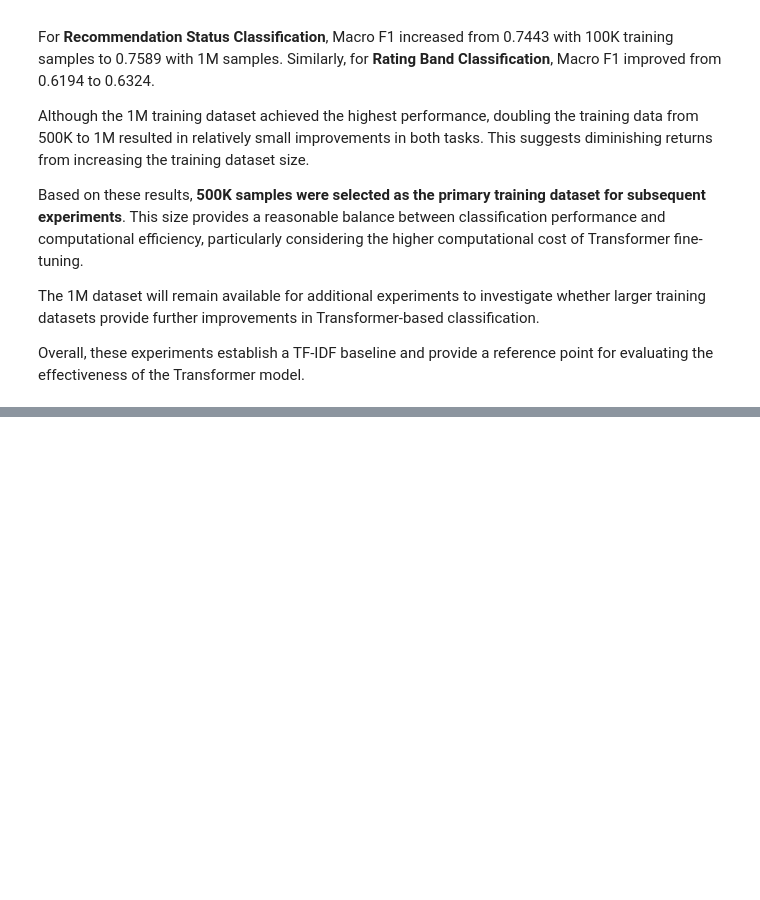
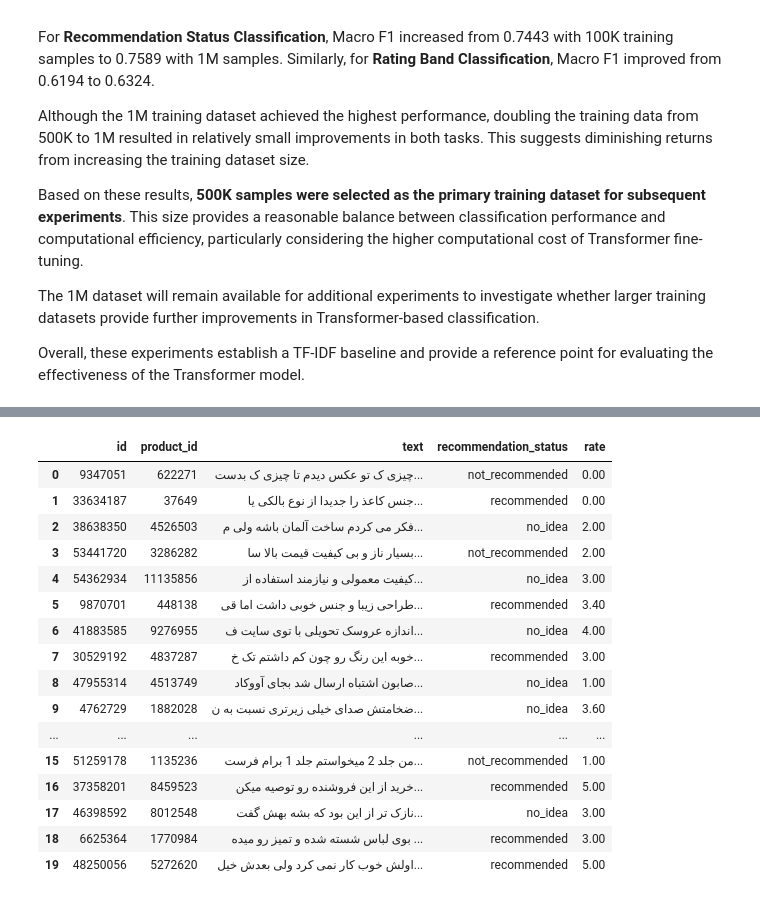
Before and after one commit to StyeshHejavari/digikala_reviews_project, a Jupyter notebook: notebooks/03_data_size_experiment.ipynb, the cells around one changed output, grey strips where cells are left out. Saved outputs shown, nothing was run; the diff lists cells and outputs as text; code cells hidden in the pictures; blank space fills up the shorter version.

Commit message:
Feat : Real test set created for a more reliable evaluation

```diff
--- a/notebooks/03_data_size_experiment.ipynb
+++ b/notebooks/03_data_size_experiment.ipynb
@@ -899,0 +1467,21 @@ Overall, these experiments establish a TF-IDF baseline and provide a reference p
+# %%
+test = pd.read_csv("../data/test_10k.csv")
+test.head(20)
+# %% [output]
+|  | id | product_id | text | recommendation_status | rate |
+| 0 | 9347051 | 622271 | چیزی ک تو عکس دیدم تا چیزی ک بدست... | not_recommended | 0.00 |
+| 1 | 33634187 | 37649 | جنس کاعذ را جدیدا از نوع بالکی یا... | recommended | 0.00 |
+| 2 | 38638350 | 4526503 | فکر می کردم ساخت آلمان باشه ولی م... | no_idea | 2.00 |
+| 3 | 53441720 | 3286282 | بسیار ناز و بی کیفیت قیمت بالا سا... | not_recommended | 2.00 |
+| 4 | 54362934 | 11135856 | کیفیت معمولی و نیازمند استفاده از... | no_idea | 3.00 |
+| 5 | 9870701 | 448138 | طراحی زیبا و جنس خوبی داشت اما قی... | recommended | 3.40 |
+| 6 | 41883585 | 9276955 | اندازه عروسک تحویلی با توی سایت ف... | no_idea | 4.00 |
+| 7 | 30529192 | 4837287 | خوبه این رنگ رو چون کم داشتم تک خ... | recommended | 3.00 |
+| 8 | 47955314 | 4513749 | صابون اشتباه ارسال شد بجای آووکاد... | no_idea | 1.00 |
+| 9 | 4762729 | 1882028 | ضخامتش صدای خیلی زیرتری نسبت به ن... | no_idea | 3.60 |
+| ... | ... | ... | ... | ... | ... |
+| 15 | 51259178 | 1135236 | من جلد 2 میخواستم جلد 1 برام فرست... | not_recommended | 1.00 |
+| 16 | 37358201 | 8459523 | خرید از این فروشنده رو توصیه میکن... | recommended | 5.00 |
+| 17 | 46398592 | 8012548 | نازک تر از این بود که بشه بهش گفت... | no_idea | 3.00 |
+| 18 | 6625364 | 1770984 | بوی لباس شسته شده و تمیز رو میده ... | recommended | 3.00 |
+| 19 | 48250056 | 5272620 | اولش خوب کار نمی کرد ولی بعدش خیل... | recommended | 5.00 |
```
Also changed, not shown: parts of 16 cells of this notebook.
